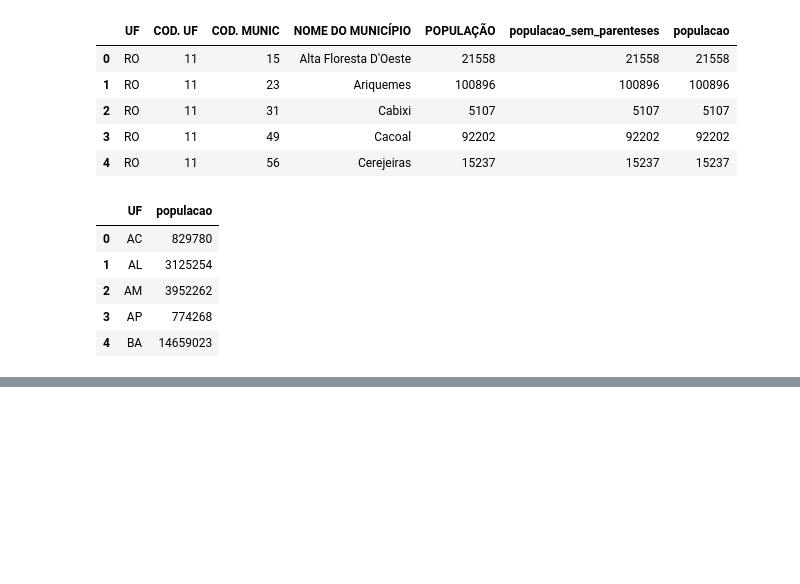
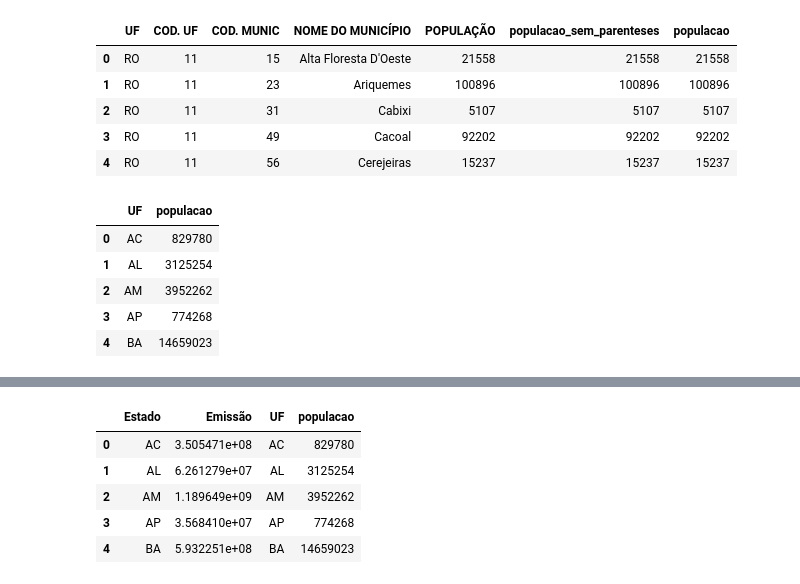
Before and after one commit to vitorlinsbinski/python-data-science, a Jupyter notebook: Pandas Selecionando e Agrupando Dados/01.ipynb, the cells around one changed output, grey strips where cells are left out. Cells and saved outputs as stored; diff of their text form; code cells hidden in the pictures; blank space fills up the shorter version.

```diff
--- a/Pandas Selecionando e Agrupando Dados/01.ipynb
+++ b/Pandas Selecionando e Agrupando Dados/01.ipynb
@@ -963,0 +975,12 @@ populacao_estados.head()
+# %%
+# Merge
+dados_agrupados = pd.merge(emissao_estados, populacao_estados, left_on='Estado', right_on='UF')
+
+dados_agrupados.head()
+# %% [output]
+|  | Estado | Emissão | UF | populacao |
+| 0 | AC | 3.505471e+08 | AC | 829780 |
+| 1 | AL | 6.261279e+07 | AL | 3125254 |
+| 2 | AM | 1.189649e+09 | AM | 3952262 |
+| 3 | AP | 3.568410e+07 | AP | 774268 |
+| 4 | BA | 5.932251e+08 | BA | 14659023 |
```
Also changed, not shown: parts of 7 cells of this notebook, 22 other files.
